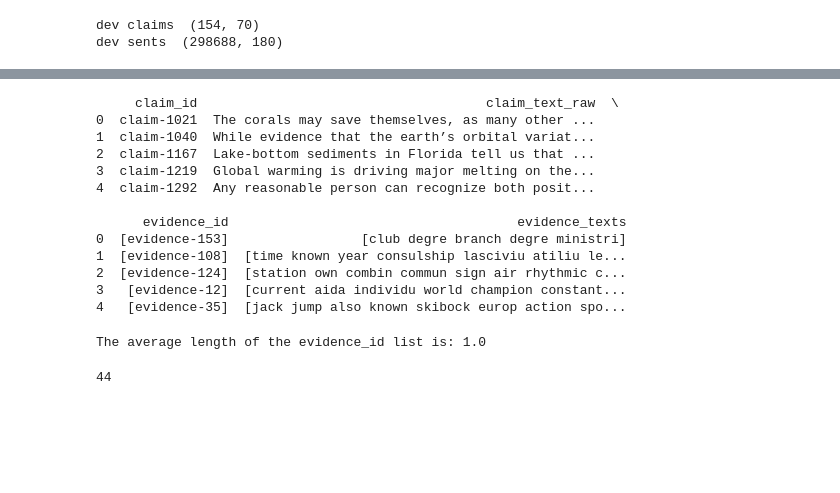
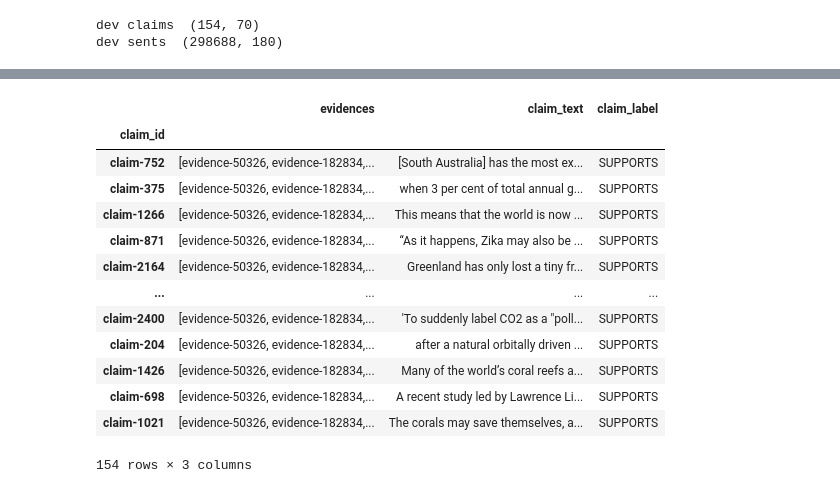
Before and after one commit to kexincchen/NLP-Project, a Jupyter notebook: pytorch_LSTM.ipynb, the cells around one changed output, grey strips where cells are left out. Saved outputs shown, nothing was run; the diff lists cells and outputs as text; code cells hidden in the pictures; blank space fills up the shorter version.

```diff
--- a/pytorch_LSTM.ipynb
+++ b/pytorch_LSTM.ipynb
@@ -67,9 +75,9 @@ evidence_map = load_data('data/curated/preprocessed_evidence_map.json')
 # %%
-# Load filtered evidences
-filtered_evidences = load_data("data/curated/climate_dic.json")
-filtered_evidence_map = {eid: preprocess_text(text, stemmer, stop_words) for eid, text in filtered_evidences.items()}
-with open("filtered_evidence_map.json", "w") as f:
-    json.dump(filtered_evidence_map, f)
+# # Load filtered evidences
+# filtered_evidences = load_data("data/curated/climate_dic.json")
+# filtered_evidence_map = {eid: preprocess_text(text, stemmer, stop_words) for eid, text in filtered_evidences.items()}
+# with open("data/curated/mild_nostopwords_filtered_evidence.json", "w") as f:
+#     json.dump(filtered_evidence_map, f)
 # %%
 from sklearn.model_selection import train_test_split
 
@@ -469,0 +590,4 @@ results_df = pd.DataFrame(all_predictions)
+# %%
+import ast
+results_df = pd.read_csv("lstm2_result.csv")
+results_df['evidences_id'] = results_df['evidences_id'].apply(ast.literal_eval)
@@ -602,8 +618,0 @@ print(output)
-# %%
-
-results_df = pd.DataFrame(output)
-results_df.rename(columns={'claim_id': 'claim_id', 'claim_text_raw': 'claim_text_raw',
-                           'evidence_id': 'evidence_id', 'evidence_texts': 'evidence_texts'}, inplace=True)
-
-# Display the DataFrame
-print(results_df.head())
@@ -624,32 +619,23 @@ print(results_df.head())
-# %%
-aggregated_df = results_df.groupby('claim_id').agg({
-    'claim_text_raw': 'first',  # Assuming all entries for the same claim_id have the same claim_text_raw
-    'evidence_id': lambda x: [item for sublist in x for item in sublist],
-    'evidence_texts': lambda x: [item for sublist in x for item in sublist]
-}).reset_index()
-
-print(aggregated_df.head())
-# %% [output]
-     claim_id                                     claim_text_raw  \
-0  claim-1021  The corals may save themselves, as many other ...
-1  claim-1040  While evidence that the earth’s orbital variat...
-2  claim-1167  Lake-bottom sediments in Florida tell us that ...
-3  claim-1219  Global warming is driving major melting on the...
-4  claim-1292  Any reasonable person can recognize both posit...
-
-      evidence_id                                     evidence_texts
-0  [evidence-153]                 [club degre branch degre ministri]
-1  [evidence-108]  [time known year consulship lasciviu atiliu le...
-2  [evidence-124]  [station own combin commun sign air rhythmic c...
-3   [evidence-12]  [current aida individu world champion constant...
-4   [evidence-35]  [jack jump also known skibock europ action spo...
-# %%
-aggregated_df['evidence_id_length'] = aggregated_df['evidence_id'].apply(len)
-average_length = aggregated_df['evidence_id_length'].mean()
-print(f"The average length of the evidence_id list is: {average_length}")
-# %% [output]
-The average length of the evidence_id list is: 1.0
-# %%
-len(aggregated_df)
-# %% [output]
-44
+# %%
+merged_results = results_df.merge(dev_claims_df, on='claim_id', how='left')
+# %%
+# merged_results.drop(columns=["Unnamed: 0", "claim", "evidence"], inplace=True)
+# merged_results.rename(columns={"original_claim": "claim_text", "evidences_id": "evidences"}, inplace=True)
+merged_results['claim_label']  = "SUPPORTS"
+# merged_results.set_index('claim_id', inplace=True)
+merged_results
+# %% [output]
+|  | evidences | claim_text | claim_label |
+| claim_id |  |  |  |
+| claim-752 | [evidence-50326, evidence-182834,... | [South Australia] has the most ex... | SUPPORTS |
+| claim-375 | [evidence-50326, evidence-182834,... | when 3 per cent of total annual g... | SUPPORTS |
+| claim-1266 | [evidence-50326, evidence-182834,... | This means that the world is now ... | SUPPORTS |
+| claim-871 | [evidence-50326, evidence-182834,... | “As it happens, Zika may also be ... | SUPPORTS |
+| claim-2164 | [evidence-50326, evidence-182834,... | Greenland has only lost a tiny fr... | SUPPORTS |
+| ... | ... | ... | ... |
+| claim-2400 | [evidence-50326, evidence-182834,... | 'To suddenly label CO2 as a "poll... | SUPPORTS |
+| claim-204 | [evidence-50326, evidence-182834,... | after a natural orbitally driven ... | SUPPORTS |
+| claim-1426 | [evidence-50326, evidence-182834,... | Many of the world’s coral reefs a... | SUPPORTS |
+| claim-698 | [evidence-50326, evidence-182834,... | A recent study led by Lawrence Li... | SUPPORTS |
+| claim-1021 | [evidence-50326, evidence-182834,... | The corals may save themselves, a... | SUPPORTS |
+154 rows × 3 columns
```
Also changed, not shown: parts of 24 cells of this notebook, 25 other files.
